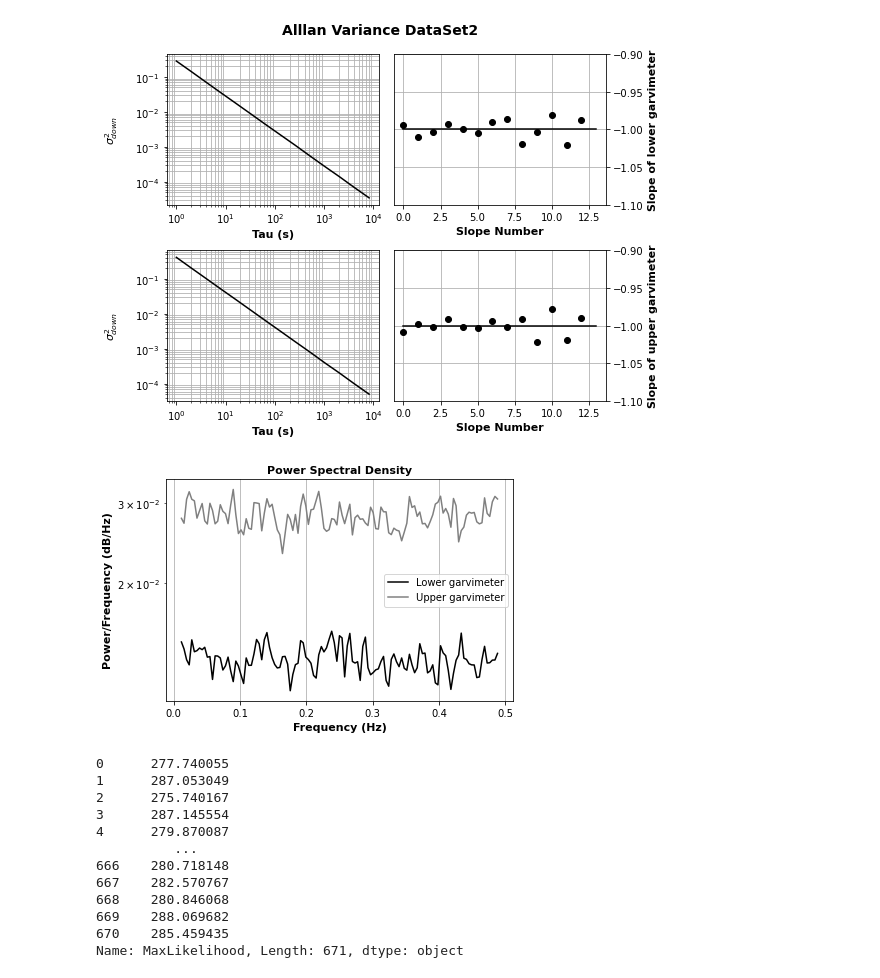
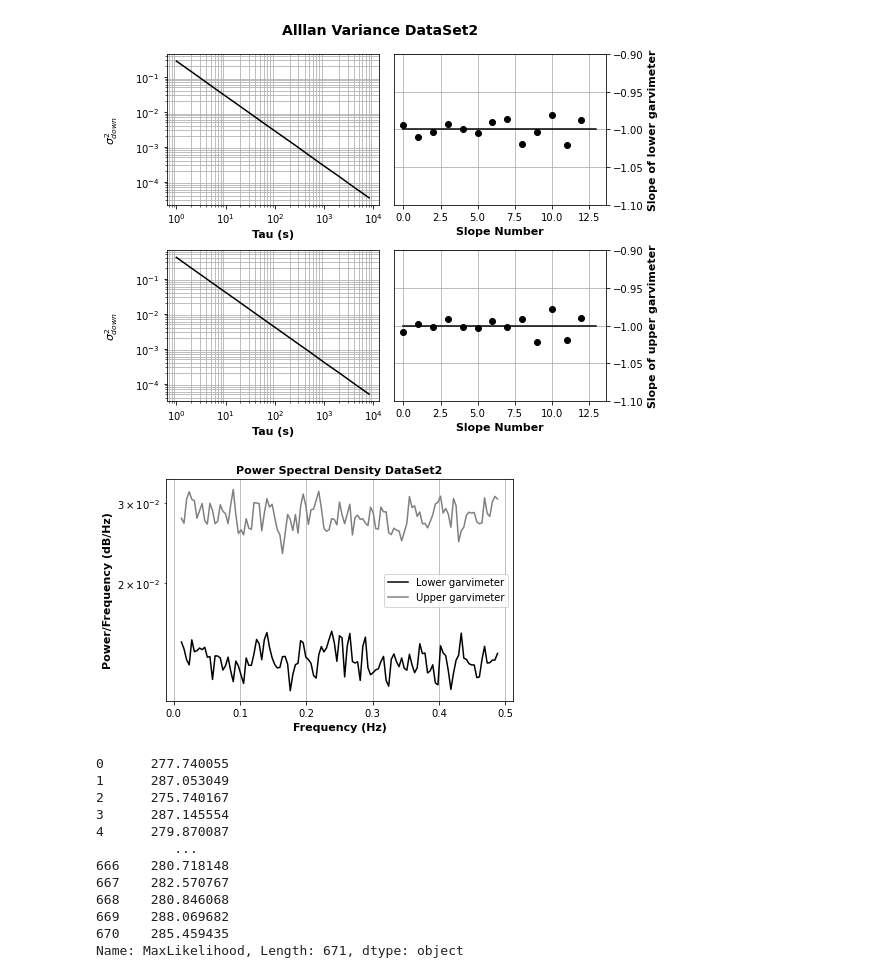
Before and after one commit to AmirAbbasSaberi/Sensitivity-analysis-of-gravimeter-and-gravity-gradiometer-based-on-cold-atom-interferometry, a Jupyter notebook: Noise Assessment/DataSet2_Code.ipynb, the cells around one changed output. Drawn from its saved outputs; the diff is of its cells as text; code cells hidden in the pictures.

```diff
--- a/Noise Assessment/DataSet2_Code.ipynb
+++ b/Noise Assessment/DataSet2_Code.ipynb
@@ -9,7 +9,7 @@ from scipy.signal import welch , periodogram
 from scipy.stats import gaussian_kde
 # %matplotlib qt
 # %%
-file = pd.read_csv('2018.csv')
+file = pd.read_csv('InPut/2018.csv')
 data = np.concatenate((np.reshape(file['blueRatio2'].values,(len(file),1)), np.reshape(file['redRatio2'].values,(len(file),1))), axis=1)
 
 up = data[:,0]
@@ -565,26 +567,26 @@ plt.savefig('OutPut/figure4.png', dpi=800)
 # %%
 # Enable interactive plots
 # %matplotlib qt
 
 # Compute the power spectral density using Welch's method
 frequencies, psd = welch(data[:,0])
 
 # Plot the power spectral density
 plt.figure(figsize=(6, 4))
 plt.semilogy(frequencies[3:len(psd)-3], psd[3:len(psd)-3], label = 'Lower garvimeter',color = 'black')
 plt.xlabel('Frequency (Hz)', fontsize=11, fontweight='bold')
 plt.ylabel('Power/Frequency (dB/Hz)', fontsize=11, fontweight='bold')
-plt.title('Power Spectral Density', fontsize=11, fontweight='bold')
+plt.title('Power Spectral Density DataSet2', fontsize=11, fontweight='bold')
 plt.grid(True)
 
 frequencies, psd = welch(data[:,1])
 plt.semilogy(frequencies[3:len(psd)-3], psd[3:len(psd)-3],label = 'Upper garvimeter',color = 'gray')
 plt.legend()
 plt.tight_layout()
 
-plt.savefig('OutPut/figure8.png', dpi=400)
+plt.savefig('FigOutPut/figure8.png', dpi=400)
 # %% [output]
-[figure, old version]
+[figure, new version]
 # %%
 FitEllipseData_WhiteAndRandom['MaxLikelihood']
 # %% [output]
```
Also changed, not shown: parts of 4 cells of this notebook, 26 other files.
